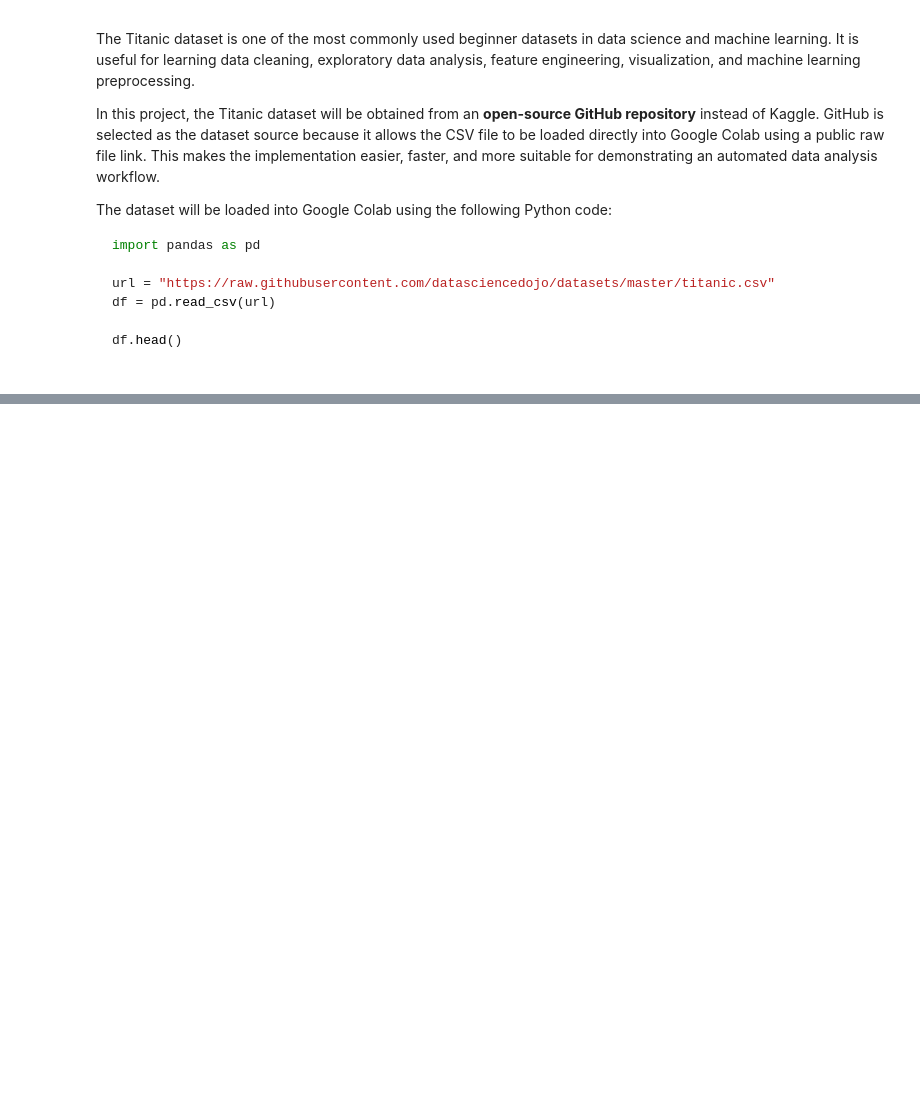
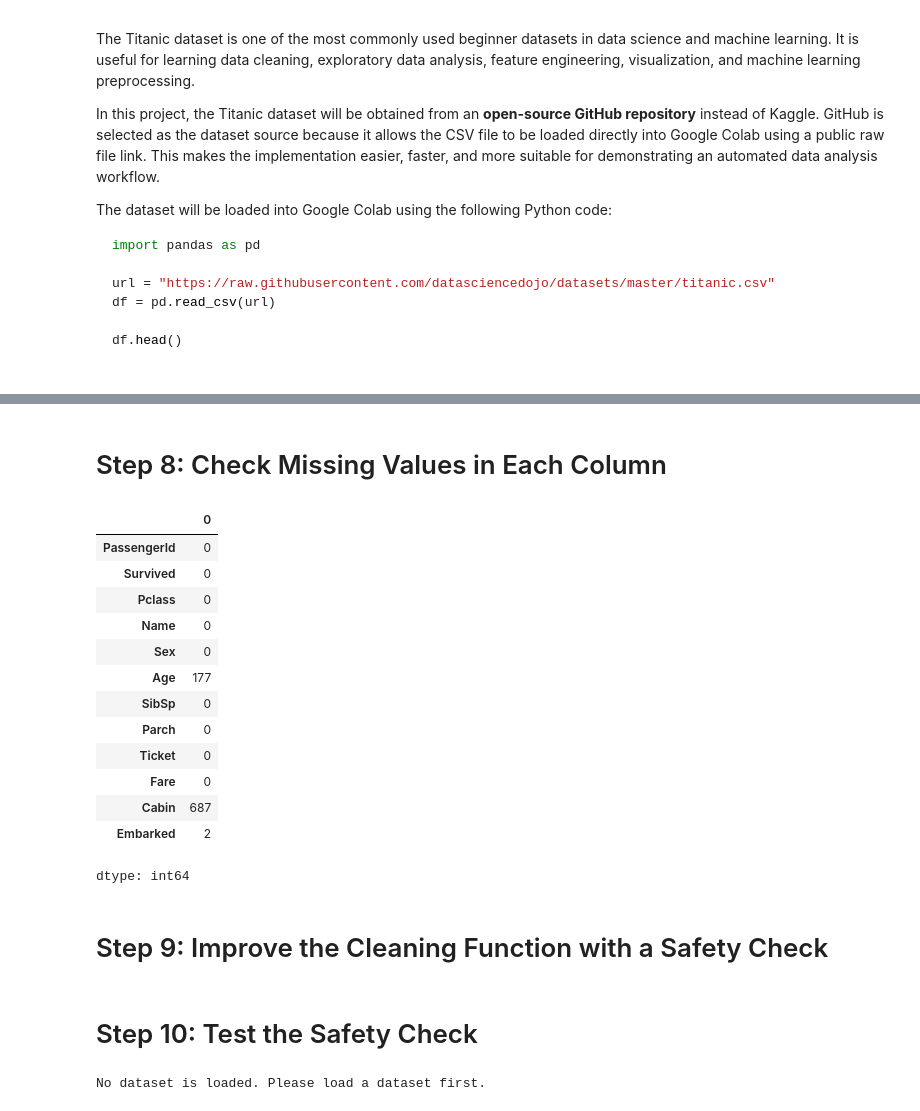
Before and after one commit to baanujan-18/Statistical-Learning-e20030, a Jupyter notebook: Data_Analysis_Cookbook.ipynb, the cells around one changed output, grey strips where cells are left out. Saved outputs shown, nothing was run; the diff lists cells and outputs as text; code cells hidden in the pictures; blank space fills up the shorter version.

```diff
--- a/Data_Analysis_Cookbook.ipynb
+++ b/Data_Analysis_Cookbook.ipynb
@@ -330,0 +333,23 @@ Dataset loaded successfully.
+# %%
+# ==========================================
+# Step 6: Add Invalid Value Cleaning Function
+# ==========================================
+
+class DataInspector:
+
+    def __init__(self):
+        self.df = None
+
+    def load_from_url(self, url):
+        self.df = pd.read_csv(url)
+        print("Dataset loaded successfully.")
+        return self.df
+
+    def clean_invalid_values(self):
+        invalid_values = ["?", "n/a", "N/A", "NA", "NULL", "null", "", " "]
+
+        self.df.replace(invalid_values, np.nan, inplace=True)
+
+        print("Invalid values converted to NaN successfully.")
+
+        return self.df
@@ -330,0 +358,12 @@ Dataset loaded successfully.
+# %%
+# Step 7: Test Invalid-Value Cleaning
+
+inspector = DataInspector()  # Creates a new object using the latest version of the DataInspector class
+
+url = "https://raw.githubusercontent.com/datasciencedojo/datasets/master/titanic.csv"  # Stores the GitHub CSV link
+
+df = inspector.load_from_url(url)  # Loads the Titanic dataset and stores it inside inspector.df
+
+df = inspector.clean_invalid_values()  # Replaces invalid values such as ?, N/A and NULL with np.nan
+
+df.head()  # Displays the first five rows of the cleaned dataset
@@ -330,0 +379,25 @@ Dataset loaded successfully.
+# %% [markdown]
+# Step 8: Check Missing Values in Each Column
+# %%
+# ==========================================
+# Step 8: Check Missing Values in Each Column
+# ==========================================
+
+df.isnull().sum()  # Counts the number of missing values in each column
+# %% [output]
+|  | 0 |
+| PassengerId | 0 |
+| Survived | 0 |
+| Pclass | 0 |
+| Name | 0 |
+| Sex | 0 |
+| Age | 177 |
+| SibSp | 0 |
+| Parch | 0 |
+| Ticket | 0 |
+| Fare | 0 |
+| Cabin | 687 |
+| Embarked | 2 |
+dtype: int64
+# %% [markdown]
+# Step 9: Improve the Cleaning Function with a Safety Check
@@ -330,0 +446,12 @@ Dataset loaded successfully.
+# %% [markdown]
+# Step 10: Test the Safety Check
+# %%
+# ==========================================
+# Step 10: Test the Safety Check
+# ==========================================
+
+test_inspector = DataInspector()  # Creates a new object without loading a dataset
+
+test_inspector.clean_invalid_values()  # Attempts to clean data before loading a dataset
+# %% [output]
+No dataset is loaded. Please load a dataset first.
```
Also changed, not shown: parts of 10 cells of this notebook.
